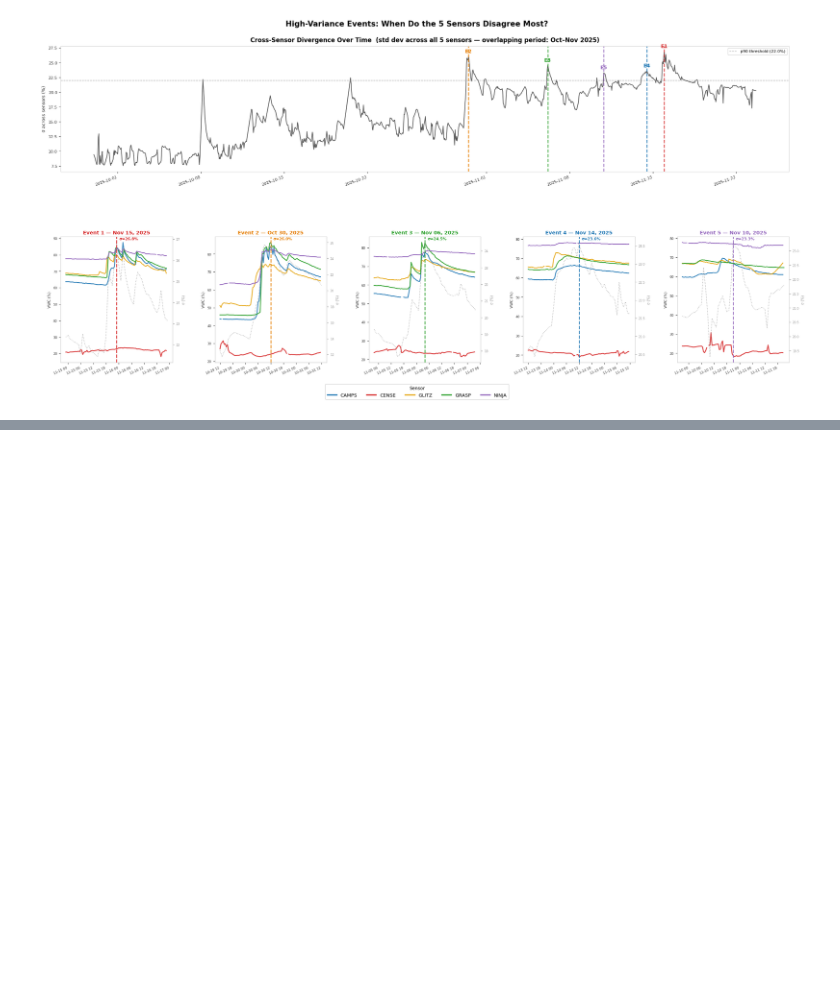
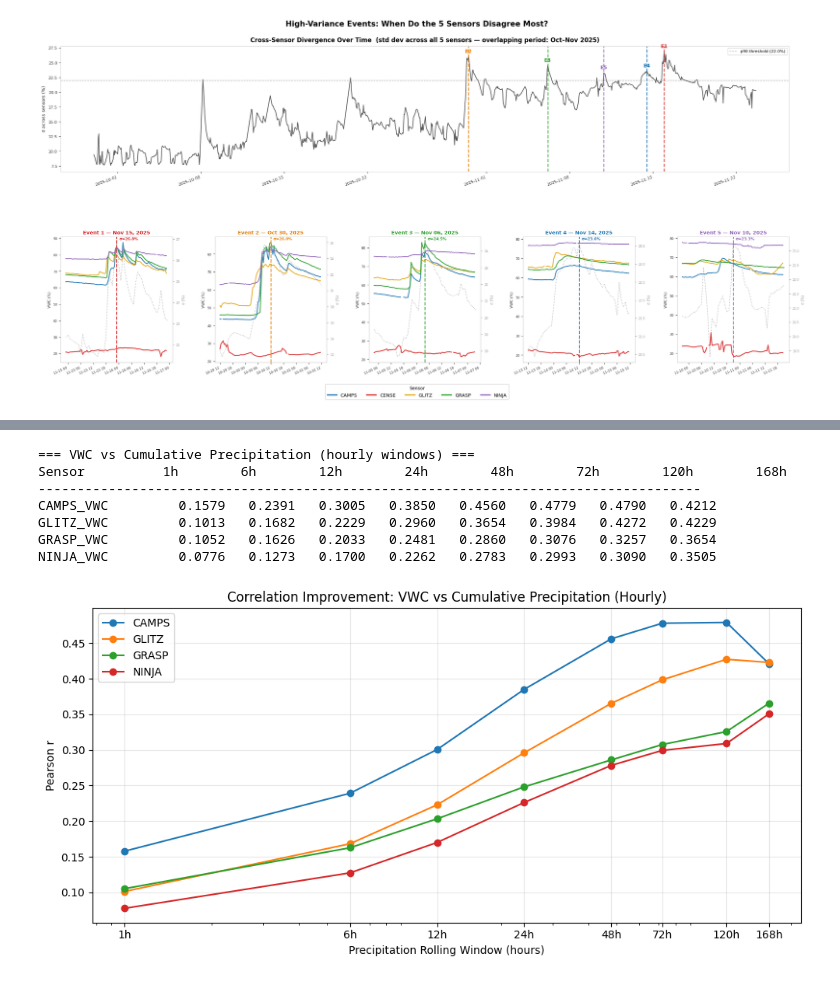
Before and after one commit to cta48/GeoData-Soil-Moisture-Sensors, a Jupyter notebook: GeoData_Soil_Moisture_Sensors.ipynb, the cells around one changed output, grey strips where cells are left out. Drawn from its saved outputs; the diff is of its cells as text; code cells hidden in the pictures; blank space fills up the shorter version.

```diff
--- a/GeoData_Soil_Moisture_Sensors.ipynb
+++ b/GeoData_Soil_Moisture_Sensors.ipynb
@@ -654,0 +859,46 @@ Event    Peak Time              σ (%)  |  CAMPS   CENSE   GLITZ   GRASP   NINJA
+# %%
+# Rolling Cumulative Precipitation vs VWC
+windows_h = [1, 6, 12, 24, 48, 72, 120, 168]
+for w in windows_h:
+    if w > 1:
+        merged_h[f'precip_{w}h'] = merged_h['precip_mm'].rolling(window=w, min_periods=1).sum()
+
+rolling_results_h = {}
+print('=== VWC vs Cumulative Precipitation (hourly windows) ===')
+print(f'{"Sensor":<15}', ''.join(f'{w}h{" ":>8}' for w in windows_h))
+print('-' * 85)
+for sv in sensor_vars:
+    row = f'{sv:<15}'
+    rs = []
+    for w in windows_h:
+        col = 'precip_mm' if w == 1 else f'precip_{w}h'
+        valid = merged_h[[sv, col]].dropna()
+        r, _ = stats.pearsonr(valid[sv], valid[col])
+        row += f'{r:>9.4f}'
+        rs.append(r)
+    rolling_results_h[sv] = rs
+    print(row)
+
+# Line plot
+fig, ax = plt.subplots(figsize=(10, 5))
+for sv in sensor_vars:
+    ax.plot(windows_h, rolling_results_h[sv], marker='o', label=sv.replace('_VWC', ''))
+ax.set_xlabel('Precipitation Rolling Window (hours)')
+ax.set_ylabel('Pearson r')
+ax.set_title('Correlation Improvement: VWC vs Cumulative Precipitation (Hourly)')
+ax.set_xscale('log')
+ax.set_xticks(windows_h)
+ax.set_xticklabels([f'{w}h' for w in windows_h])
+ax.legend()
+ax.grid(alpha=0.3)
+plt.tight_layout()
+plt.show()
+# %% [output]
+=== VWC vs Cumulative Precipitation (hourly windows) ===
+Sensor          1h        6h        12h        24h        48h        72h        120h        168h
+-------------------------------------------------------------------------------------
+CAMPS_VWC         0.1579   0.2391   0.3005   0.3850   0.4560   0.4779   0.4790   0.4212
+GLITZ_VWC         0.1013   0.1682   0.2229   0.2960   0.3654   0.3984   0.4272   0.4229
+GRASP_VWC         0.1052   0.1626   0.2033   0.2481   0.2860   0.3076   0.3257   0.3654
+NINJA_VWC         0.0776   0.1273   0.1700   0.2262   0.2783   0.2993   0.3090   0.3505
+[figure, added]
```
Also changed, not shown: parts of 12 cells of this notebook.
